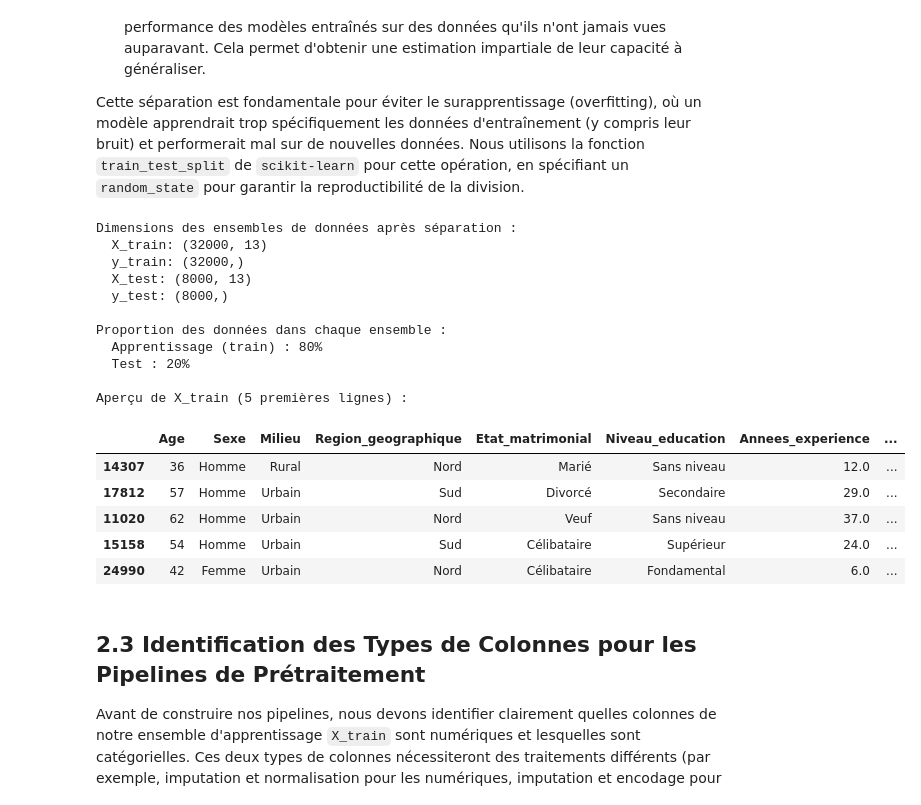
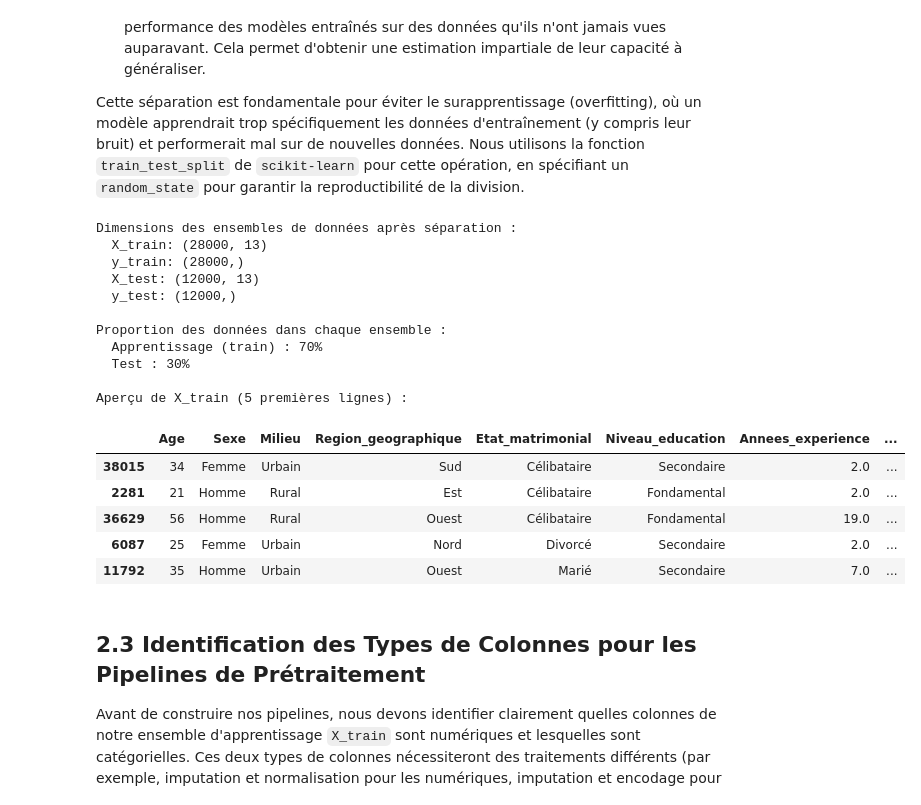
Before and after one commit to elnassim/ProjectML, a Jupyter notebook: mini_projet_AI_Saad_Youness_Nassim.ipynb, the cells around one changed output. Cells and saved outputs as stored; diff of their text form; code cells hidden in the pictures.

```diff
--- a/mini_projet_AI_Saad_Youness_Nassim.ipynb
+++ b/mini_projet_AI_Saad_Youness_Nassim.ipynb
@@ -461,51 +446,48 @@ Avant de procéder au nettoyage et à la transformation plus poussée des donné
 
 Cette séparation est fondamentale pour éviter le surapprentissage (overfitting), où un modèle apprendrait trop spécifiquement les données d'entraînement (y compris leur bruit) et performerait mal sur de nouvelles données. Nous utilisons la fonction `train_test_split` de `scikit-learn` pour cette opération, en spécifiant un `random_state` pour garantir la reproductibilité de la division.
 # %%
-# CELLULE 2.2 : Séparation des Données en Ensembles d'Apprentissage et de Test
 
 from sklearn.model_selection import train_test_split
 
-if 'X' in locals() and 'y' in locals(): # Vérifier que X et y existent (ils ont été modifiés par la cellule 2.1)
-    # Utilisation de RANDOM_SEED pour la reproductibilité du split
-    # (RANDOM_SEED a été défini au début du notebook, ex: RANDOM_SEED = 42)
+if 'X' in locals() and 'y' in locals():
 
     X_train, X_test, y_train, y_test = train_test_split(X, y,
-                                                        test_size=0.20,  # Assurez-vous que c'est 0.20 pour cette comparaison
+                                                        test_size=0.30,
                                                         random_state=RANDOM_SEED)
 
     print("Dimensions des ensembles de données après séparation :")
     print(f"  X_train: {X_train.shape}")
     print(f"  y_train: {y_train.shape}")
     print(f"  X_test: {X_test.shape}")
     print(f"  y_test: {y_test.shape}")
 
     print("\nProportion des données dans chaque ensemble :")
     print(f"  Apprentissage (train) : {len(X_train) / len(X):.0%}")
     print(f"  Test : {len(X_test) / len(X):.0%}")
 
     print("\nAperçu de X_train (5 premières lignes) :")
     display(X_train.head())
 
 else:
     print("ATTENTION : Les variables X et/ou y ne sont pas définies. Veuillez exécuter la cellule précédente (2.1).")
 # %% [output]
 Dimensions des ensembles de données après séparation :
-  X_train: (32000, 13)
-  y_train: (32000,)
-  X_test: (8000, 13)
-  y_test: (8000,)
+  X_train: (28000, 13)
+  y_train: (28000,)
+  X_test: (12000, 13)
+  y_test: (12000,)
 
 Proportion des données dans chaque ensemble :
-  Apprentissage (train) : 80%
-  Test : 20%
+  Apprentissage (train) : 70%
+  Test : 30%
 
 Aperçu de X_train (5 premières lignes) :
 |  | Age | Sexe | Milieu | Region_geographique | Etat_matrimonial | Niveau_education | Annees_experience | ... |
-| 14307 | 36 | Homme | Rural | Nord | Marié | Sans niveau | 12.0 | ... |
-| 17812 | 57 | Homme | Urbain | Sud | Divorcé | Secondaire | 29.0 | ... |
-| 11020 | 62 | Homme | Urbain | Nord | Veuf | Sans niveau | 37.0 | ... |
-| 15158 | 54 | Homme | Urbain | Sud | Célibataire | Supérieur | 24.0 | ... |
-| 24990 | 42 | Femme | Urbain | Nord | Célibataire | Fondamental | 6.0 | ... |
+| 38015 | 34 | Femme | Urbain | Sud | Célibataire | Secondaire | 2.0 | ... |
+| 2281 | 21 | Homme | Rural | Est | Célibataire | Fondamental | 2.0 | ... |
+| 36629 | 56 | Homme | Rural | Ouest | Célibataire | Fondamental | 19.0 | ... |
+| 6087 | 25 | Femme | Urbain | Nord | Divorcé | Secondaire | 2.0 | ... |
+| 11792 | 35 | Homme | Urbain | Ouest | Marié | Secondaire | 7.0 | ... |
 # %% [markdown]
 ## 2.3 Identification des Types de Colonnes pour les Pipelines de Prétraitement
 
```
Also changed, not shown: parts of 7 cells of this notebook.
